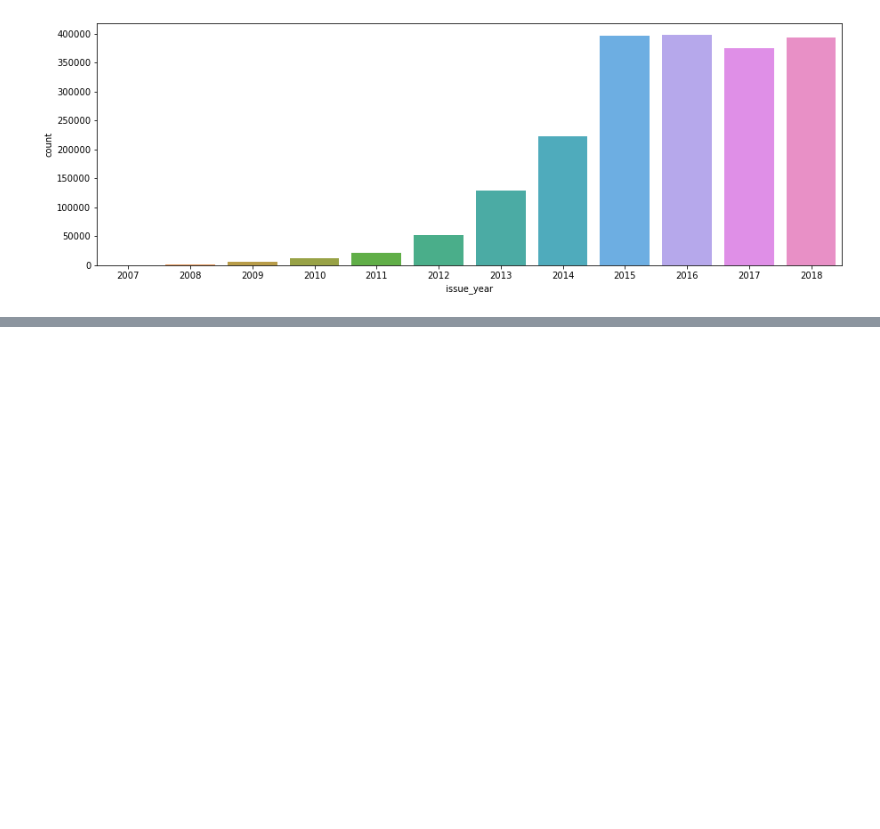
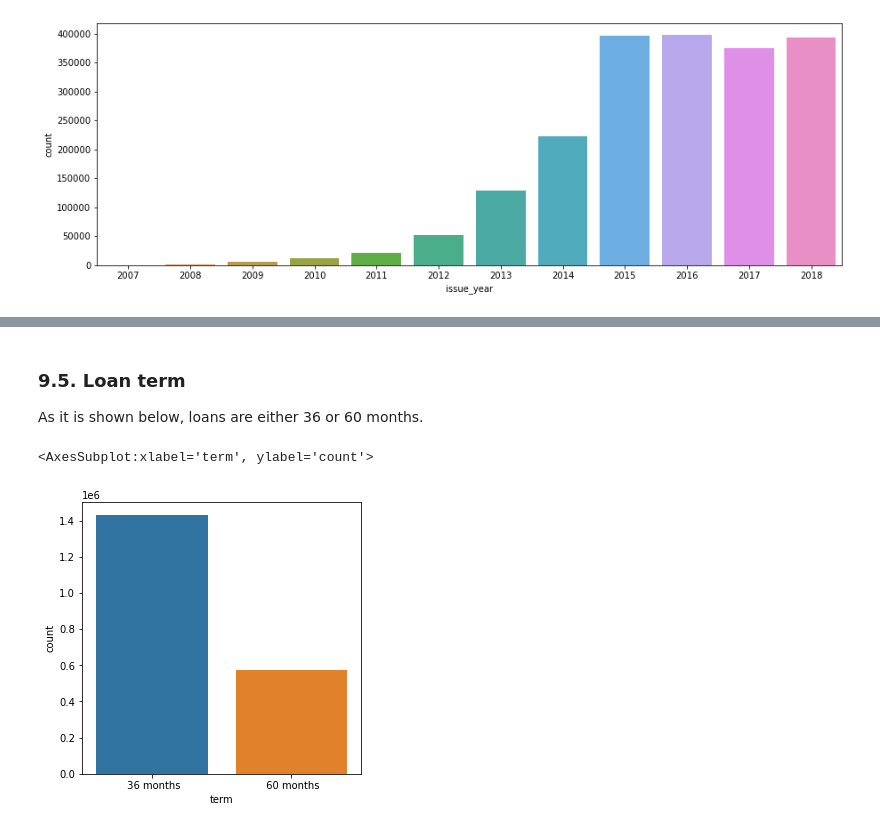
Before and after one commit to somayehY/SomayeYoussefi, a Jupyter notebook: LendingClub/LendingClub_DataWrangling.ipynb, the cells around one changed output, grey strips where cells are left out. Drawn from its saved outputs; the diff is of its cells as text; code cells hidden in the pictures; blank space fills up the shorter version.

```diff
--- a/LendingClub/LendingClub_DataWrangling.ipynb
+++ b/LendingClub/LendingClub_DataWrangling.ipynb
@@ -377,0 +504,11 @@ df.shape
+# %% [markdown]
+### 9.5. Loan term <a class='anchor' id='term'></a>
+
+As it is shown below, loans are either 36 or 60 months.
+# %%
+# Plotting loans' term
+fig, ax = plt.subplots(figsize=(5,5))
+sns.countplot(x="term",data=df, ax=ax)
+# %% [output]
+<AxesSubplot:xlabel='term', ylabel='count'>
+[figure, new version]
```
Also changed, not shown: parts of 41 cells of this notebook.
